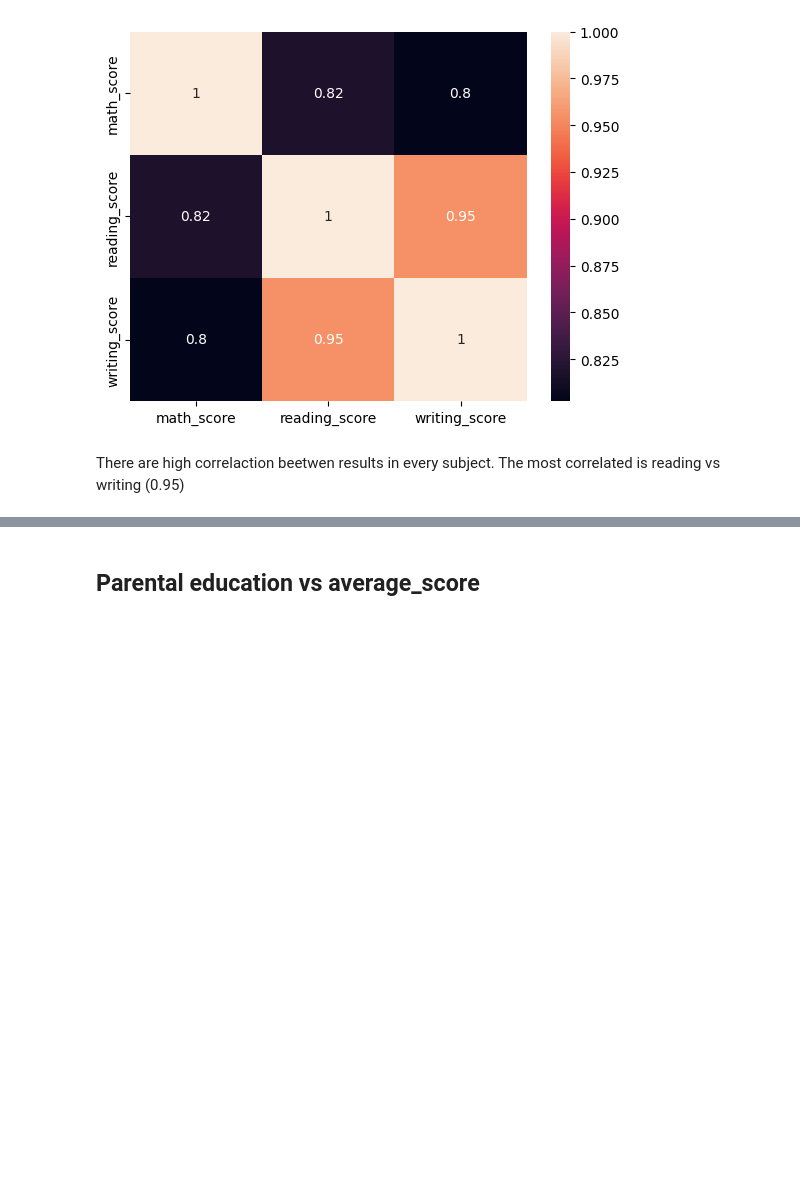
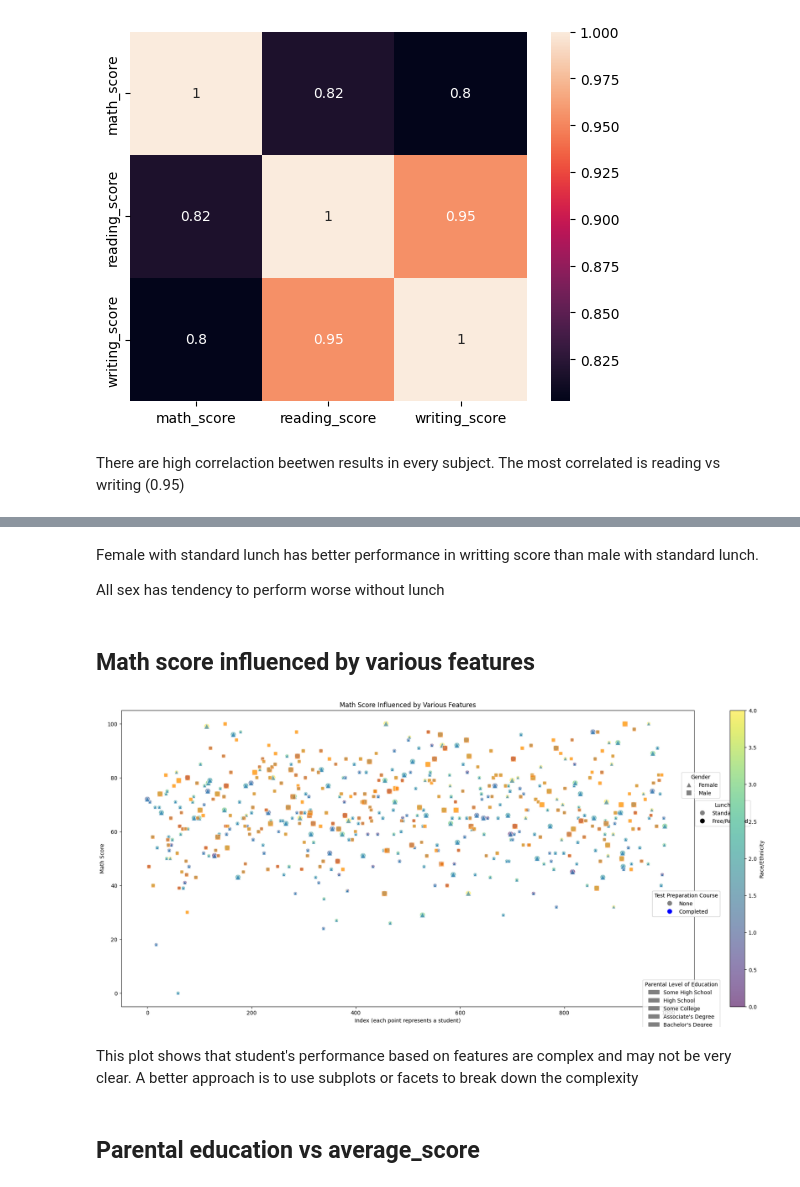
Before and after one commit to wiktor1468/StudentsStudyPerformance, a Jupyter notebook: StudentsStudyPerformance.ipynb, the cells around one changed output, grey strips where cells are left out. Drawn from its saved outputs; the diff is of its cells as text; code cells hidden in the pictures; blank space fills up the shorter version.

```diff
--- a/StudentsStudyPerformance.ipynb
+++ b/StudentsStudyPerformance.ipynb
@@ -333,3 +324,82 @@ plt.show()
+# %% [markdown]
+Female with standard lunch has better performance in writting score than male with standard lunch.
+
+All sex has tendency to perform worse without lunch
+# %% [markdown]
+## Math score influenced by various features
+# %%
+plt.figure(figsize=(24, 10))
+
+# Create a scatter plot
+scatter = plt.scatter(
+    x=df.index,  # Use index to spread data points along x-axis
+    y=df['math_score'],
+    c=df['_race_ethnicity'],  # Color by race/ethnicity
+    cmap='viridis',
+    s=(df['_parental_level_of_education'] + 1) * 50,  # Size by parental level of education
+    alpha=0.6,
+    edgecolor='w',
+    marker='o'  # Use different marker types if needed
+)
+
+# Adding a legend for color (race/ethnicity)
+cbar = plt.colorbar(scatter)
+cbar.set_label('Race/Ethnicity')
+
+# Overlay gender with different markers
+for gender in df['_gender'].unique():
+    plt.scatter(
+        x=df.index[df['_gender'] == gender],
+        y=df['math_score'][df['_gender'] == gender],
+        s=(df['_parental_level_of_education'][df['_gender'] == gender] + 1) * 50,
+        alpha=0.6,
+        edgecolor='w',
+        label=f'Gender {gender}',
+        marker='^' if gender == 0 else 's'  # Use different markers for gender
+    )
+
+# Adding labels and title
+plt.xlabel('Index (each point represents a student)')
+plt.ylabel('Math Score')
+plt.title('Math Score Influenced by Various Features')
+import matplotlib.patches as mpatches
+
+# Custom legend for parental level of education
+# Custom legends
+legend_labels = ['Some High School', 'High School', 'Some College', 'Associate\'s Degree', 'Bachelor\'s Degree', 'Master\'s Degree']
+handles = [mpatches.Circle((0, 0), radius=5, color='gray', label=legend_labels[i]) for i in range(len(legend_labels))]
+legend1 = plt.legend(handles=handles, title='Parental Level of Education', loc='best', bbox_to_anchor=(1.05, 0.1))
+
+# Gender legend
+gender_labels = ['Female', 'Male']
+gender_handles = [plt.Line2D([0], [0], marker='^', color='w', markerfacecolor='gray', markersize=10, label=gender_labels[0]),
+                  plt.Line2D([0], [0], marker='s', color='w', markerfacecolor='gray', markersize=10, label=gender_labels[1])]
+legend2 = plt.legend(handles=gender_handles, title='Gender', loc='best', bbox_to_anchor=(1.05, 0.8))
+
+# Lunch legend
+lunch_labels = ['Standard', 'Free/Reduced']
+lunch_handles = [plt.Line2D([0], [0], marker='o', color='w', markerfacecolor='gray', markersize=10, label=lunch_labels[0]),
+                 plt.Line2D([0], [0], marker='o', color='w', markerfacecolor='black', markersize=10, label=lunch_labels[1])]
+legend3 = plt.legend(handles=lunch_handles, title='Lunch', loc='lower center', bbox_to_anchor=(1.05, 0.6))
+
+# Test preparation course legend
+prep_labels = ['None', 'Completed']
+prep_handles = [plt.Line2D([0], [0], marker='o', color='w', markerfacecolor='gray', markersize=10, label=prep_labels[0]),
+                plt.Line2D([0], [0], marker='o', color='w', markerfacecolor='blue', markersize=10, label=prep_labels[1])]
+legend4 = plt.legend(handles=prep_handles, title='Test Preparation Course', loc='best', bbox_to_anchor=(1.05, 0.4))
+
+# Adding the legends to the plot
+plt.gca().add_artist(legend1)
+plt.gca().add_artist(legend2)
+plt.gca().add_artist(legend3)
+plt.gca().add_artist(legend4)
+
+# Show plot
+plt.show()
+# %% [output]
+[figure, added]
+# %% [markdown]
+This plot shows that student's performance based on features are complex and may not be very clear. A better approach is to use subplots or facets to break down the complexity
 # %% [markdown]
 ## Parental education vs average_score
 # %%
```
Also changed, not shown: parts of 13 cells of this notebook.
